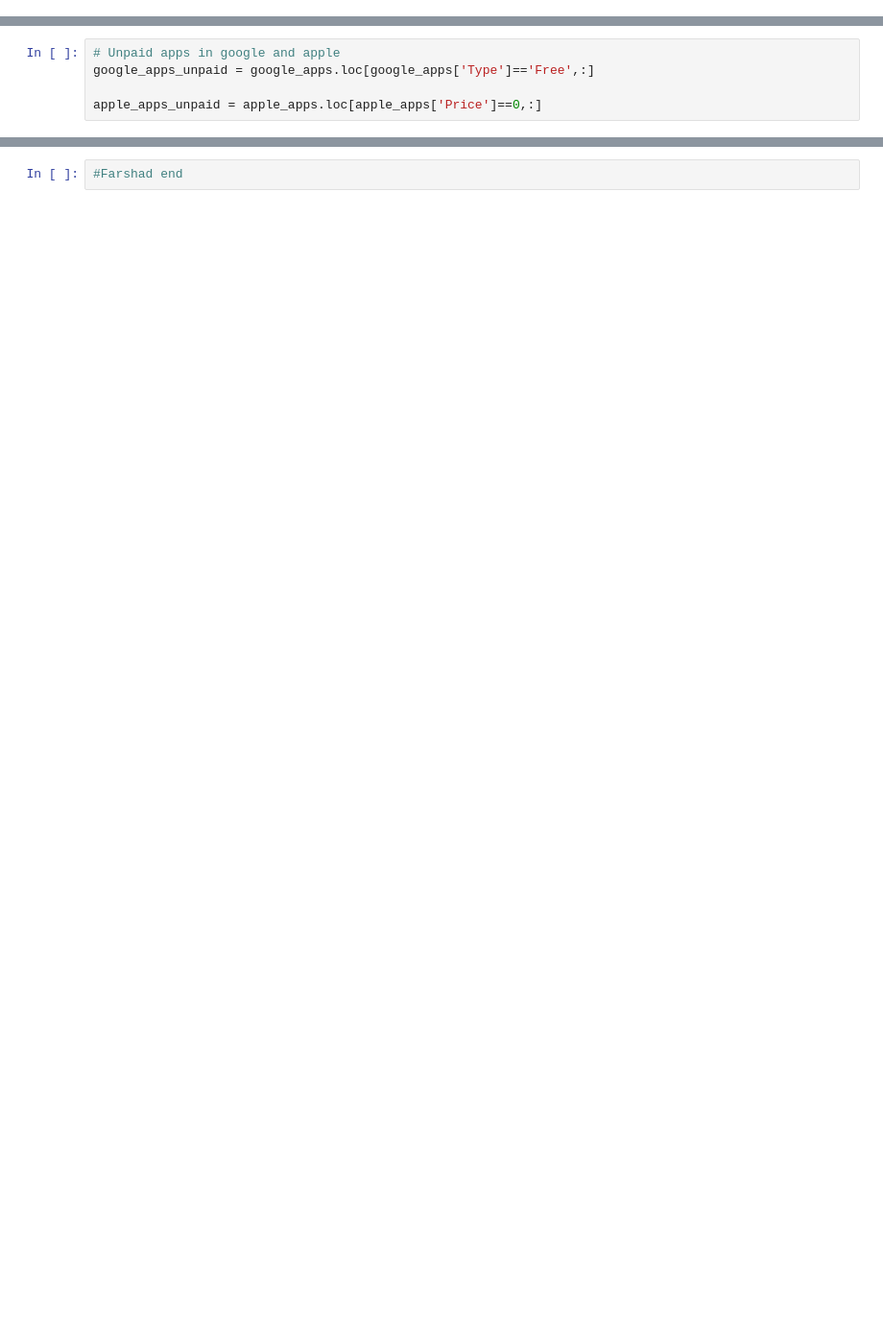
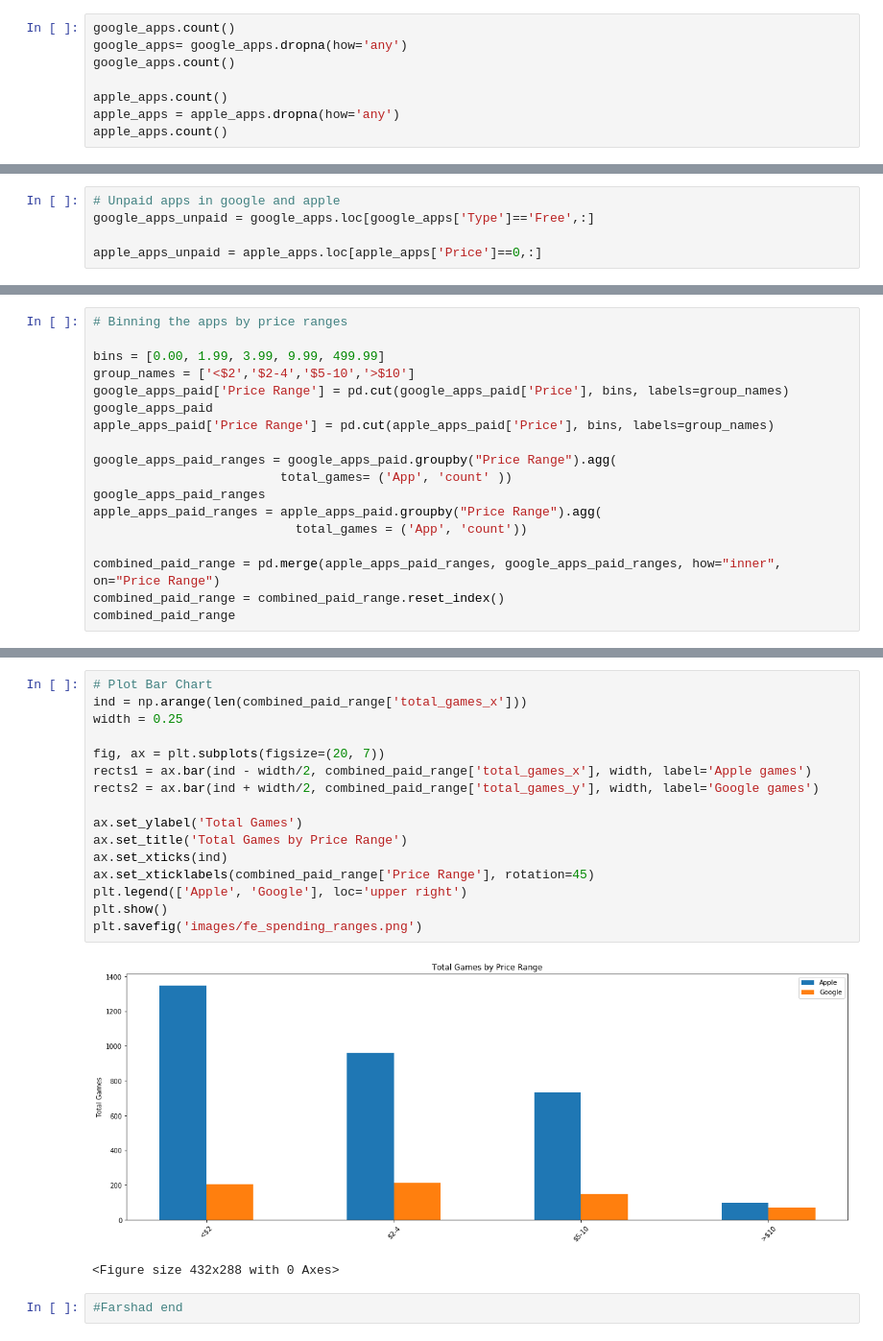
Before and after one commit to esnaaf1/project-one, a Jupyter notebook: TheAppTeamProject1.ipynb, the cells around one changed output, grey strips where cells are left out. Shown at 96% size. Cells and saved outputs as stored; diff of their text form; blank space fills up the shorter version.

```diff
--- a/TheAppTeamProject1.ipynb
+++ b/TheAppTeamProject1.ipynb
@@ -18,3 +18,11 @@ apple_apps= pd.read_csv("source/Apple_Apps_Clean.csv")
 #Sam end
 # %%
 #Abbas start
+# %%
+google_apps.count()
+google_apps= google_apps.dropna(how='any')
+google_apps.count()
+
+apple_apps.count()
+apple_apps = apple_apps.dropna(how='any')
+apple_apps.count()
@@ -155,0 +250,18 @@ stats.ttest_ind(google_apps_paid.dropna()["Rating"], apple_apps_paid.dropna()["R
+# %%
+# Binning the apps by price ranges
+
+bins = [0.00, 1.99, 3.99, 9.99, 499.99]
+group_names = ['<$2','$2-4','$5-10','>$10']
+google_apps_paid['Price Range'] = pd.cut(google_apps_paid['Price'], bins, labels=group_names)
+google_apps_paid
+apple_apps_paid['Price Range'] = pd.cut(apple_apps_paid['Price'], bins, labels=group_names)
+
+google_apps_paid_ranges = google_apps_paid.groupby("Price Range").agg(
+                         total_games= ('App', 'count' ))
+google_apps_paid_ranges
+apple_apps_paid_ranges = apple_apps_paid.groupby("Price Range").agg(
+                           total_games = ('App', 'count'))
+
+combined_paid_range = pd.merge(apple_apps_paid_ranges, google_apps_paid_ranges, how="inner", on="Price Range")
+combined_paid_range = combined_paid_range.reset_index()
+combined_paid_range
@@ -156,2 +274,21 @@ stats.ttest_ind(google_apps_paid.dropna()["Rating"], apple_apps_paid.dropna()["R
+# %%
+# Plot Bar Chart
+ind = np.arange(len(combined_paid_range['total_games_x']))
+width = 0.25
+
+fig, ax = plt.subplots(figsize=(20, 7))
+rects1 = ax.bar(ind - width/2, combined_paid_range['total_games_x'], width, label='Apple games')
+rects2 = ax.bar(ind + width/2, combined_paid_range['total_games_y'], width, label='Google games')
+
+ax.set_ylabel('Total Games')
+ax.set_title('Total Games by Price Range')
+ax.set_xticks(ind)
+ax.set_xticklabels(combined_paid_range['Price Range'], rotation=45)
+plt.legend(['Apple', 'Google'], loc='upper right')
+plt.show()
+plt.savefig('images/fe_spending_ranges.png')
+# %% [output]
+[figure, added]
+<Figure size 432x288 with 0 Axes>
 # %%
 #Farshad end
```
Also changed, not shown: parts of 19 cells of this notebook, 8 other files.
